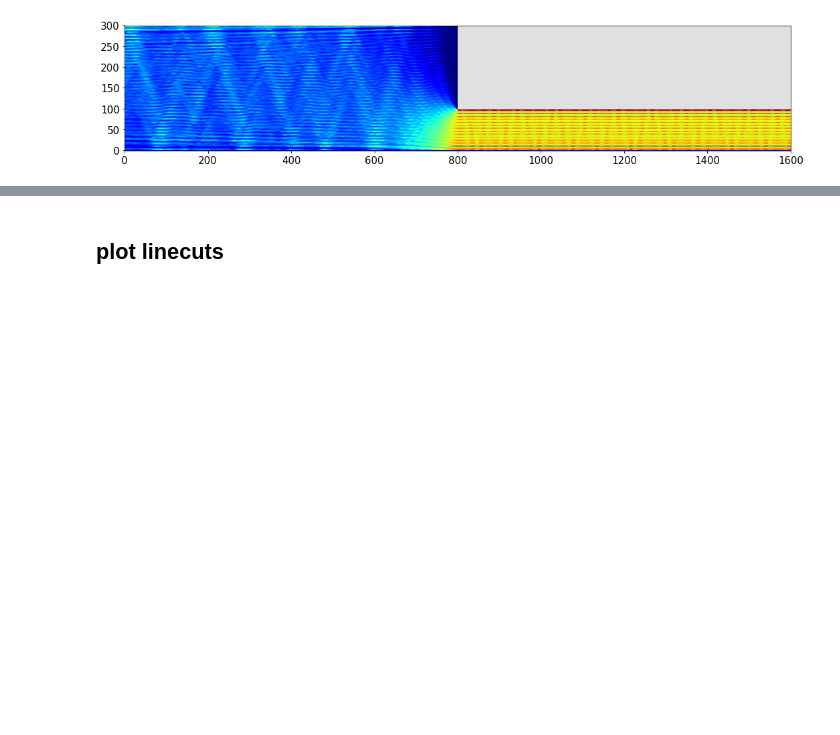
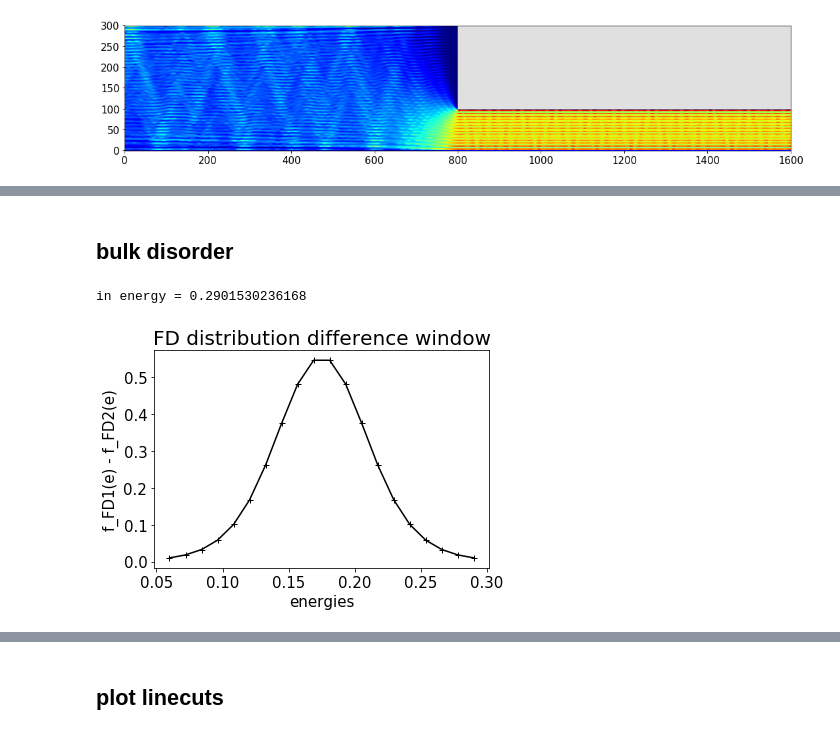
Before and after one commit to liorella/kwant_calcs, a Jupyter notebook: varying-width.ipynb, the cells around one changed output, grey strips where cells are left out. Cells and saved outputs as stored; diff of their text form; code cells hidden in the pictures; blank space fills up the shorter version.

```diff
--- a/varying-width.ipynb
+++ b/varying-width.ipynb
@@ -145,0 +165,8 @@ fig_right1 = kwant.plotter.map(_sys, wf_right1, cmap = pyplot.get_cmap('jet'), c
+# %% [markdown]
+## bulk disorder
+# %%
+params = SimpleNamespace(Uw = 0, U0 = 0.1, phi = 0, salt = 12)
+wf_right1_cut = aux_funcs.wavefunc_finite_bias(_sys_cut, params, 0.2, 0.15, 0.02, 0.02, 1, Ngrid = 20, verbose = True)
+# %% [output]
+in energy = 0.2901530236168
+[figure, added]
```
Also changed, not shown: parts of 12 cells of this notebook, 3 other files.
